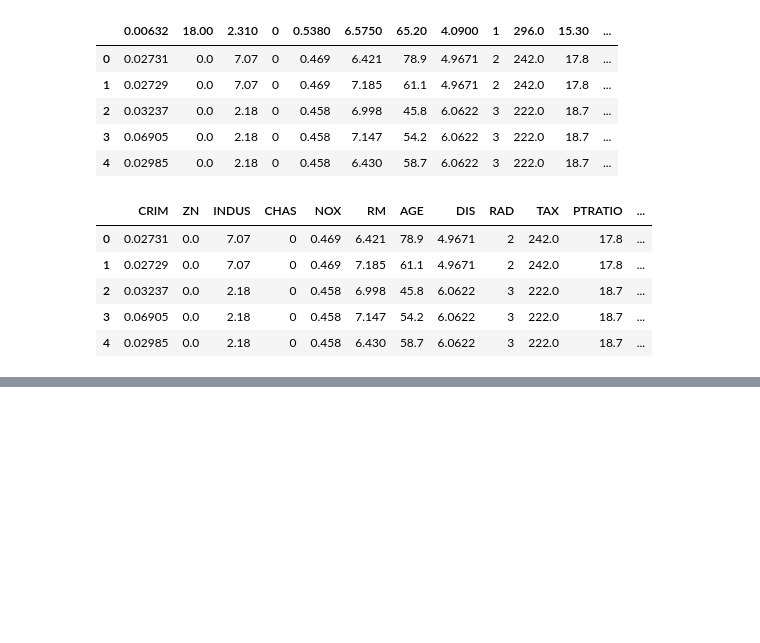
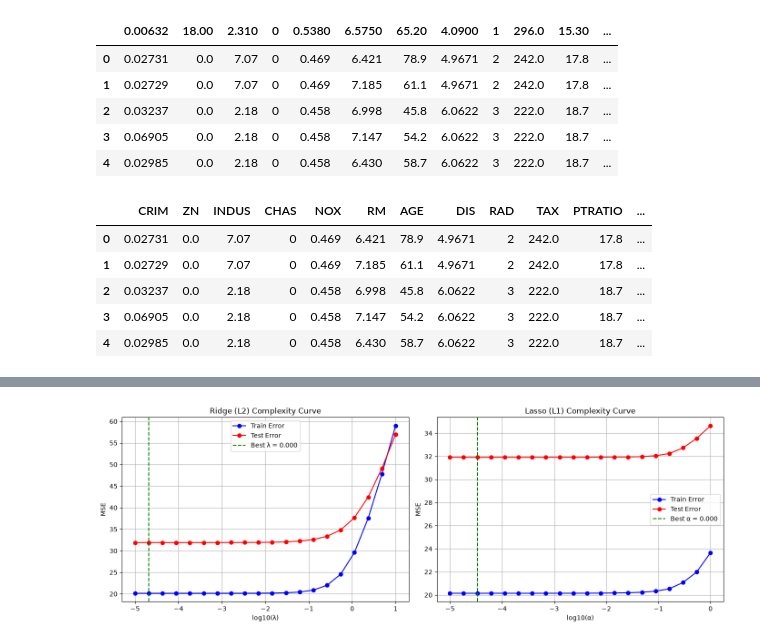
Before and after one commit to Deepanjali-Sharma/Machine_learning_practice, a Jupyter notebook: Regularization/Regularization.ipynb, the cells around one changed output, grey strips where cells are left out. Drawn from its saved outputs; the diff is of its cells as text; code cells hidden in the pictures; blank space fills up the shorter version.

```diff
--- a/Regularization/Regularization.ipynb
+++ b/Regularization/Regularization.ipynb
@@ -314,0 +451,13 @@ plt.show()
+# %%
+
+ridge_penalties_fixed = np.logspace(-5, 1, 20)  # 0.00001 to 0.1
+lasso_penalties_fixed = np.logspace(-5, 0, 20)  # 0.00001 to 1.0
+
+#complexity curve with new ranges
+print("\n=== Ridge Complexity Curve (Zoomed In) ===")
+ridge_train_err2, ridge_test_err2, ridge_best2 = complexity_curve(
+    Xsc_train, y_train, Xsc_test, y_test, 'ridge', ridge_penalties_fixed)
+
+print("\n=== Lasso Complexity Curve (Zoomed In) ===")
+lasso_train_err2, lasso_test_err2, lasso_best2 = complexity_curve(
+    Xsc_train, y_train, Xsc_test, y_test, 'lasso', lasso_penalties_fixed)
@@ -314,0 +482,27 @@ plt.show()
+# %%
+fig, (ax1, ax2) = plt.subplots(1, 2, figsize=(14, 5))
+
+# --- Ridge Plot ---
+ax1.plot(np.log10(ridge_penalties_fixed), ridge_train_err2, 'b-o', label='Train Error')
+ax1.plot(np.log10(ridge_penalties_fixed), ridge_test_err2, 'r-o', label='Test Error')
+ax1.axvline(np.log10(ridge_best2), color='green', linestyle='--', label=f'Best λ = {ridge_best2:.3f}')
+ax1.set_xlabel('log10(λ)')
+ax1.set_ylabel('MSE')
+ax1.set_title('Ridge (L2) Complexity Curve')
+ax1.legend()
+ax1.grid(True)
+
+# --- Lasso Plot ---
+ax2.plot(np.log10(lasso_penalties_fixed), lasso_train_err2, 'b-o', label='Train Error')
+ax2.plot(np.log10(lasso_penalties_fixed), lasso_test_err2, 'r-o', label='Test Error')
+ax2.axvline(np.log10(lasso_best2), color='green', linestyle='--', label=f'Best α = {lasso_best2:.3f}')
+ax2.set_xlabel('log10(α)')
+ax2.set_ylabel('MSE')
+ax2.set_title('Lasso (L1) Complexity Curve')
+ax2.legend()
+ax2.grid(True)
+
+plt.tight_layout()
+plt.show()
+# %% [output]
+[figure, added]
```
Also changed, not shown: parts of 9 cells of this notebook.
